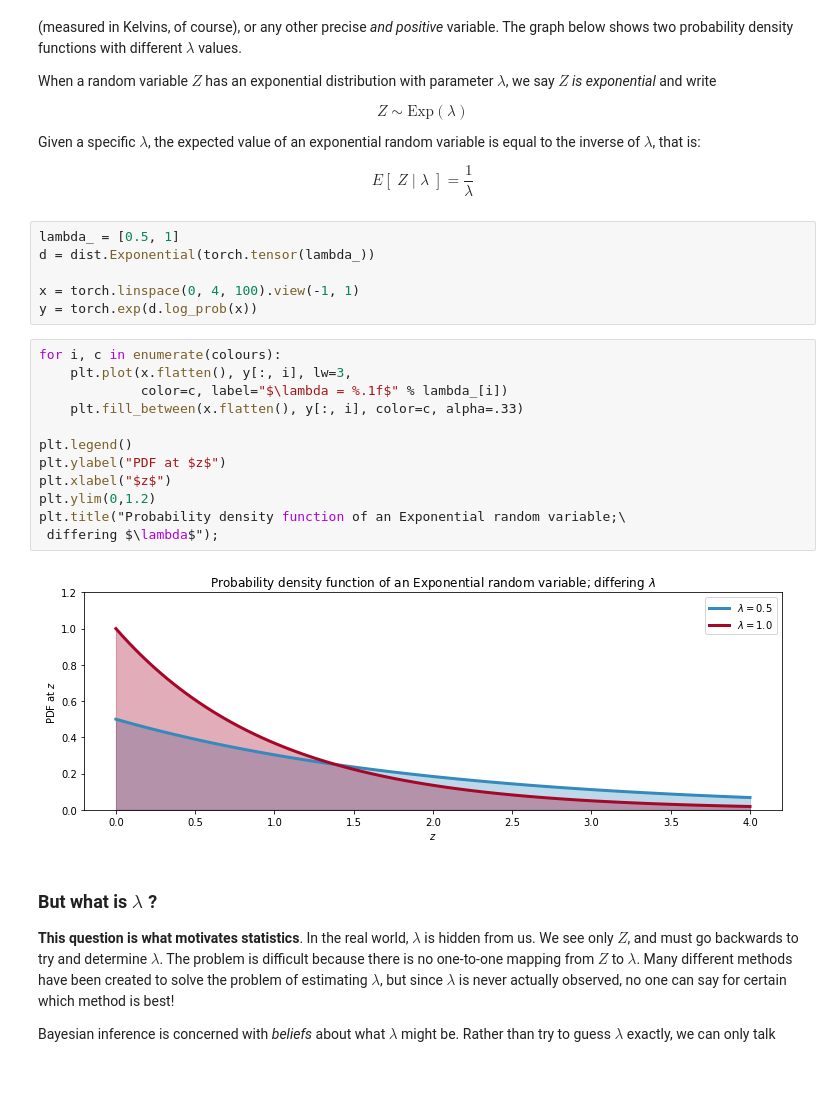
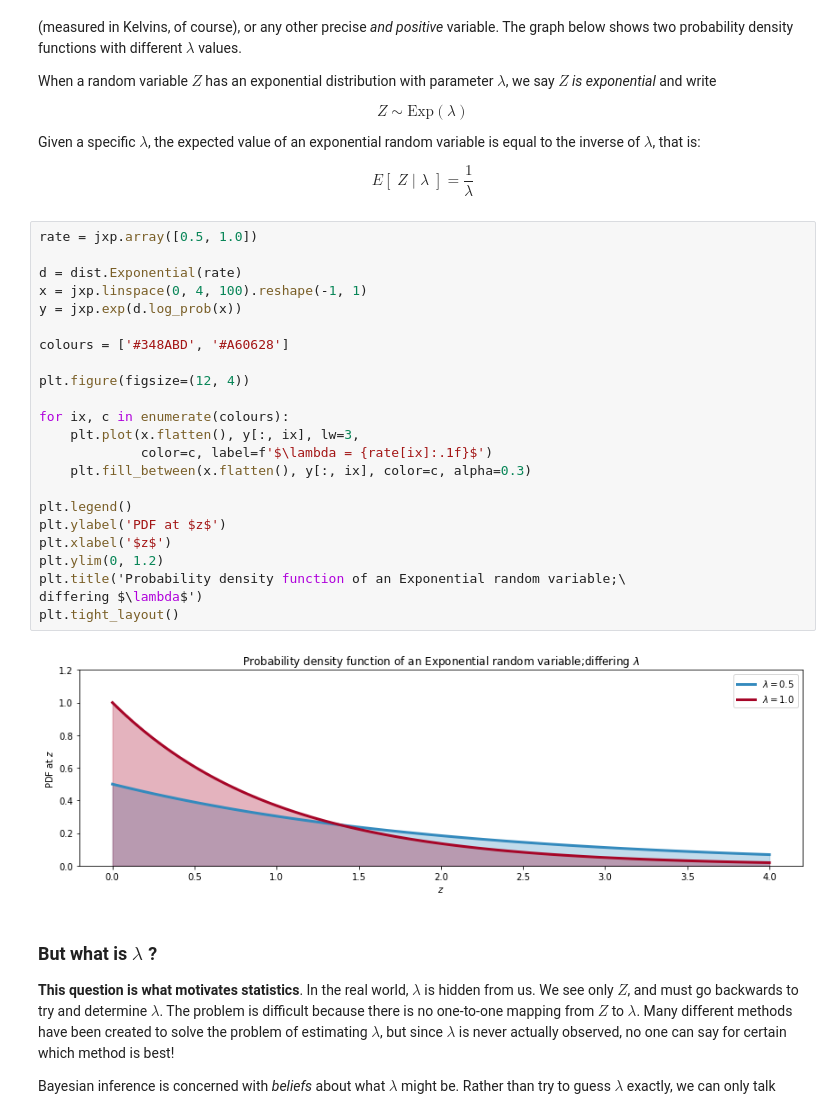
Before and after one commit to acatovic/Probabilistic-Programming-and-Bayesian-Methods-for-Hackers, a Jupyter notebook: Chapter1_Introduction/Ch1_Introduction_NumPyro.ipynb, the cells around one changed output. Saved outputs shown, nothing was run; the diff lists cells and outputs as text; blank space fills up the shorter version.

```diff
--- a/Chapter1_Introduction/Ch1_Introduction_NumPyro.ipynb
+++ b/Chapter1_Introduction/Ch1_Introduction_NumPyro.ipynb
@@ -283,26 +280,31 @@ $$Z \sim \text{Exp}(\lambda)$$
 Given a specific $\lambda$, the expected value of an exponential random variable is equal to the inverse of $\lambda$, that is:
 
 $$E[\; Z \;|\; \lambda \;] = \frac{1}{\lambda}$$
-# %%
-lambda_ = [0.5, 1]
-d = dist.Exponential(torch.tensor(lambda_))
-
-x = torch.linspace(0, 4, 100).view(-1, 1)
-y = torch.exp(d.log_prob(x))
 # %%
-for i, c in enumerate(colours):
-    plt.plot(x.flatten(), y[:, i], lw=3,
-             color=c, label="$\lambda = %.1f$" % lambda_[i])
-    plt.fill_between(x.flatten(), y[:, i], color=c, alpha=.33)
+rate = jxp.array([0.5, 1.0])
+
+d = dist.Exponential(rate)
+x = jxp.linspace(0, 4, 100).reshape(-1, 1)
+y = jxp.exp(d.log_prob(x))
+
+colours = ['#348ABD', '#A60628']
+
+plt.figure(figsize=(12, 4))
+
+for ix, c in enumerate(colours):
+    plt.plot(x.flatten(), y[:, ix], lw=3,
+             color=c, label=f'$\lambda = {rate[ix]:.1f}$')
+    plt.fill_between(x.flatten(), y[:, ix], color=c, alpha=0.3)
 
 plt.legend()
-plt.ylabel("PDF at $z$")
-plt.xlabel("$z$")
-plt.ylim(0,1.2)
-plt.title("Probability density function of an Exponential random variable;\
- differing $\lambda$");
+plt.ylabel('PDF at $z$')
+plt.xlabel('$z$')
+plt.ylim(0, 1.2)
+plt.title('Probability density function of an Exponential random variable;\
+differing $\lambda$')
+plt.tight_layout()
 # %% [output]
-[figure, old version]
+[figure, new version]
 # %% [markdown]
 
 ### But what is $\lambda \;$?
```
Also changed, not shown: parts of 3 cells of this notebook.
